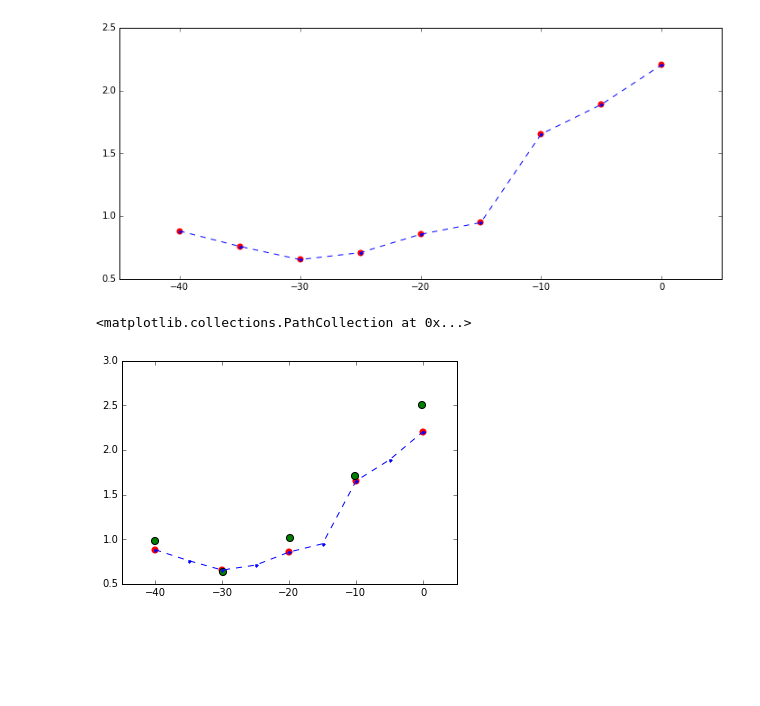
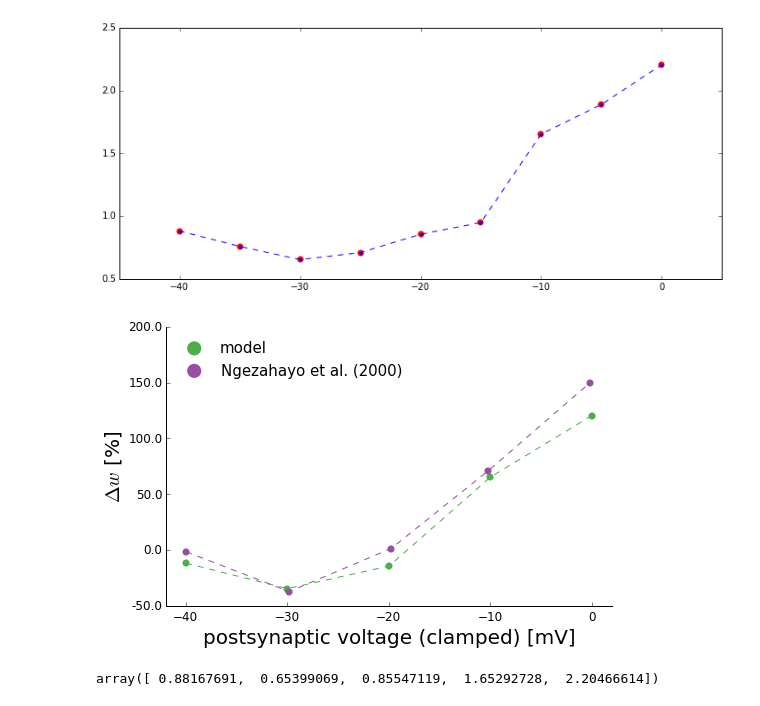
Before and after one commit to dspicher/STDP_Multicompartment, a Jupyter notebook: artola_good_params_analysis.ipynb, the cells around one changed output. Cells and saved outputs as stored; diff of their text form; code cells hidden in the pictures; blank space fills up the shorter version.

Commit message:
poster figure

```diff
--- a/artola_good_params_analysis.ipynb
+++ b/artola_good_params_analysis.ipynb
@@ -71,15 +71,33 @@ y_c=widgets.RadioButtonsWidget(description='y_c',values=range(5)))
 [figure]
 # %%
 artola_data = np.loadtxt(open('./experimental_data/artola_voltage_clamp.csv','r'),delimiter=',')
+# %%
+def simpleaxis(ax):
+    ax.spines['top'].set_visible(False)
+    ax.spines['right'].set_visible(False)
+    ax.get_xaxis().tick_bottom()
+    ax.get_yaxis().tick_left()
 # %%
+figure(figsize=(8,5))
 dws = np.zeros(len(Uclamp_s))
 for idx,U2 in enumerate(Uclamp_s):
     p = (alpha_s[0], beta_s[0], r_max_s[0], thresh_s[0], tau_ref_0_s[0], theta_0_s[0], U2)
     dws[idx] = data[p][0].res['weight'][-1]/data[p][0].res['weight'][0]
-plot(Uclamp_s, dws,'.--')
-scatter(Uclamp_s[::2], dws[::2], lw=0, c='red', s=50)
-xlim([-45,5])
-scatter(artola_data[:,0],artola_data[:,1],c='g',s=50)
+scatter(Uclamp_s[::2], dws[::2], lw=0, c='#4daf4a', s=50)
+scatter(artola_data[:,0],artola_data[:,1],c='#984ea3',s=50,lw=0)
+legend(['model','Ngezahayo et al. (2000)'],frameon=False,fontsize=15,scatterpoints=1,markerscale=2,loc=0)
+plot(Uclamp_s[::2], dws[::2],'--',c='#4daf4a')
+plot(artola_data[:,0],artola_data[:,1],'--',c='#984ea3')
+simpleaxis(gca())
+xticks(xticks()[0],fontsize=12)
+yticks(yticks()[0],[str(100*a-100) for a in yticks()[0]],fontsize=12)
+xlabel('postsynaptic voltage (clamped) [mV]', fontsize=20)
+ylabel('$\Delta w$ [%]',fontsize=20)
+xlim([-42,2])
+savefig('artola_poster.pdf')
 # %% [output]
-<matplotlib.collections.PathCollection at 0x...>
-[figure, old version]
+[figure, new version]
+# %%
+dws[::2]
+# %% [output]
+array([ 0.88167691,  0.65399069,  0.85547119,  1.65292728,  2.20466614])
```
